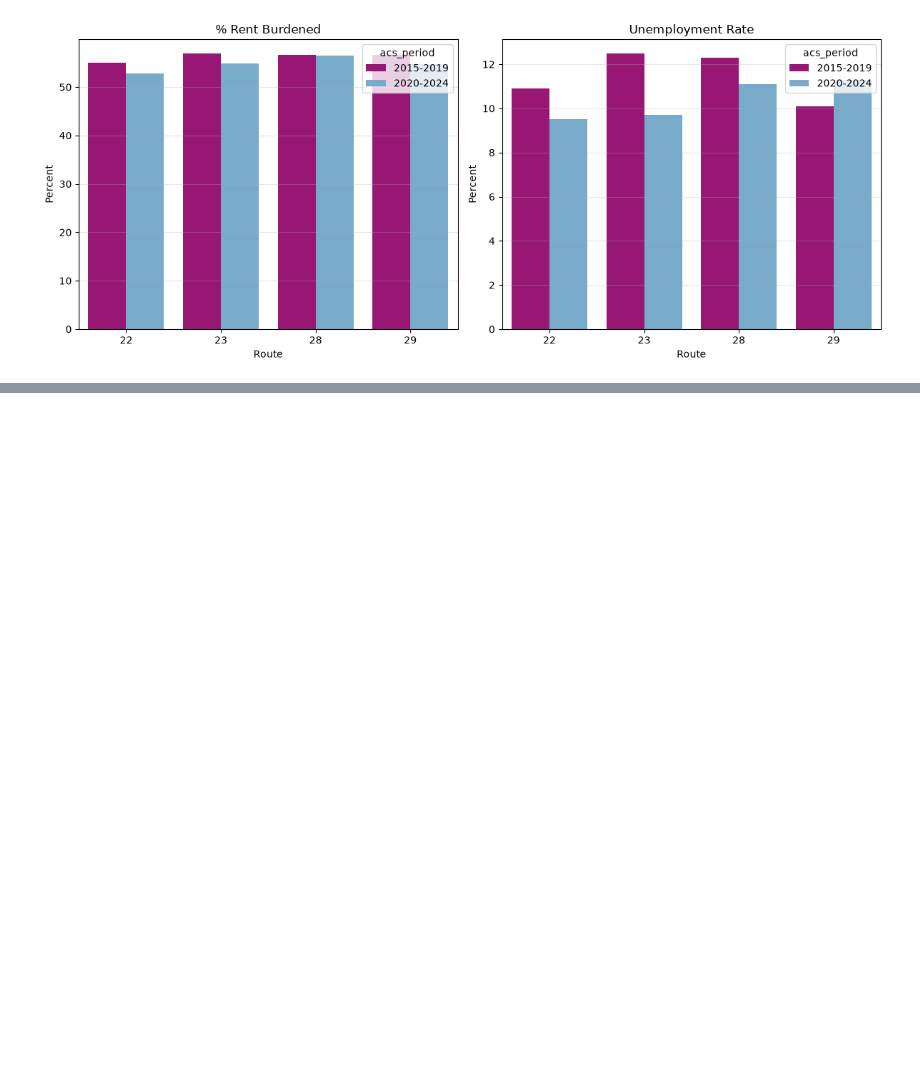
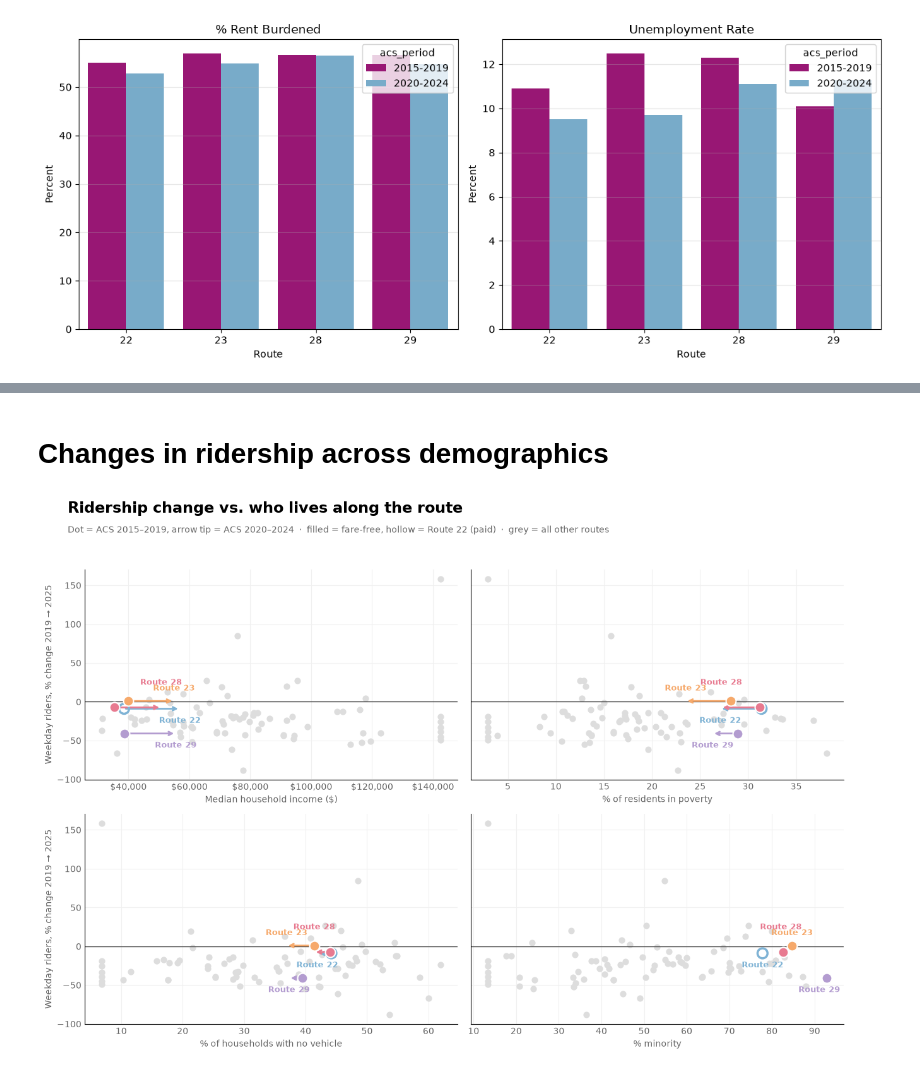
Before and after one commit to sahilmittal-policy/boston-mbta-ridership, a Jupyter notebook: notebooks/exploratory/demographics.ipynb, the cells around one changed output, grey strips where cells are left out. Drawn from its saved outputs; the diff is of its cells as text; code cells hidden in the pictures; blank space fills up the shorter version.

```diff
--- a/notebooks/exploratory/demographics.ipynb
+++ b/notebooks/exploratory/demographics.ipynb
@@ -347,0 +365,57 @@ trip_pivot
+# %% [markdown]
+# Changes in ridership across demographics
+# %%
+demos = [('median_income_est', 'Median household income ($)'),
+         ('pct_poverty',       '% of residents in poverty'),
+         ('pct_no_vehicle',    '% of households with no vehicle'),
+         ('pct_minority',      '% minority')]
+
+# Where each route label sits, so they do not overlap
+label_offset = {'23': 12, '28': 26, '29': -16, '22': -16}
+
+others = df[df.index.isin(routes) == False]      # every other bus route (grey background)
+
+fig, axes = plt.subplots(2, 2, figsize=(13, 9), sharey=True)
+
+for ax, (col, label) in zip(axes.flatten(), demos):
+
+    ax.scatter(others[col + '_2019'], others['rider_change'], s=40, color='#DDDDDD', zorder=1)
+    ax.axhline(0, color='#444444', linewidth=1)
+
+    for r in routes:
+        x_2019 = df.loc[r, col + '_2019']
+        x_2025 = df.loc[r, col + '_2025']
+        y      = df.loc[r, 'rider_change']
+
+        # arrow: where the neighborhood was (2015-2019) -> where it is now (2020-2024)
+        ax.annotate('', xy=(x_2025, y), xytext=(x_2019, y),
+                    arrowprops=dict(arrowstyle='->', color=colors[r], linewidth=2), zorder=2)
+
+        # Route 22 (paid) is hollow, fare-free routes are filled
+        if r == '22':
+            ax.scatter(x_2019, y, s=130, facecolor='none', edgecolor=colors[r], linewidth=2.5, zorder=3)
+        else:
+            ax.scatter(x_2019, y, s=130, color=colors[r], edgecolor='white', linewidth=1.5, zorder=3)
+
+        ax.annotate('Route ' + r, (x_2025, y), xytext=(0, label_offset[r]), textcoords='offset points',
+                    ha='center', fontsize=9.5, fontweight='bold', color=colors[r])
+
+    ax.set_xlabel(label, color='#666666')
+    ax.grid(color='#F0F0F0')
+    ax.set_axisbelow(True)
+    ax.spines[['top', 'right']].set_visible(False)
+    ax.tick_params(length=0, colors='#666666')
+
+axes[0, 0].set_ylabel('Weekday riders, % change 2019 → 2025', color='#666666')
+axes[1, 0].set_ylabel('Weekday riders, % change 2019 → 2025', color='#666666')
+axes[0, 0].xaxis.set_major_formatter(mticker.StrMethodFormatter('${x:,.0f}'))
+
+fig.suptitle('Ridership change vs. who lives along the route', fontsize=17, fontweight='bold', x=0.04, ha='left')
+fig.text(0.04, 0.925, 'Dot = ACS 2015–2019, arrow tip = ACS 2020–2024  ·  filled = fare-free, hollow = Route 22 (paid)  ·  grey = all other routes',
+         fontsize=10, color='#666666')
+
+plt.tight_layout(rect=[0, 0, 1, 0.92])
+plt.savefig(figures + '/DemographicsvsRidership.png', dpi=300, bbox_inches='tight')
+plt.show()
+# %% [output]
+[figure, added]
```
Also changed, not shown: parts of 20 cells of this notebook, 5 other files.
